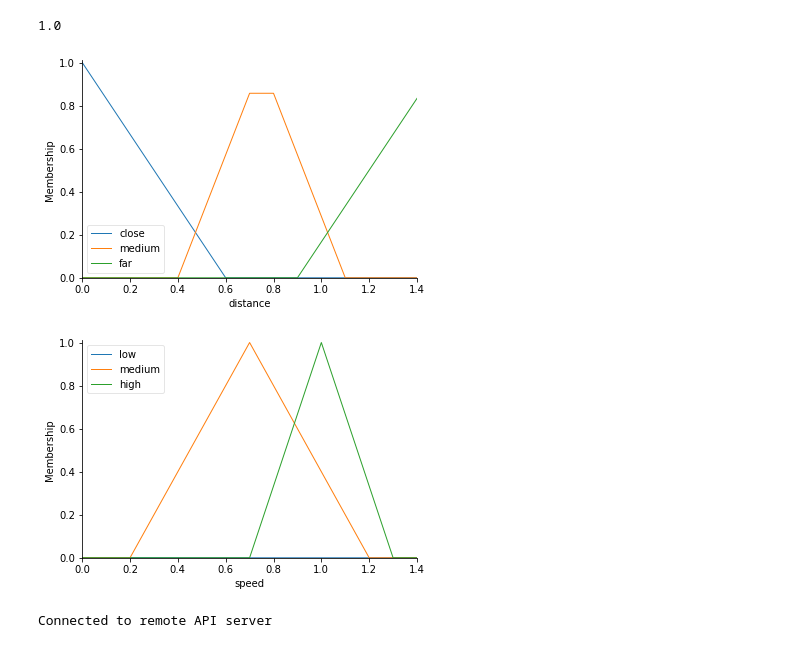
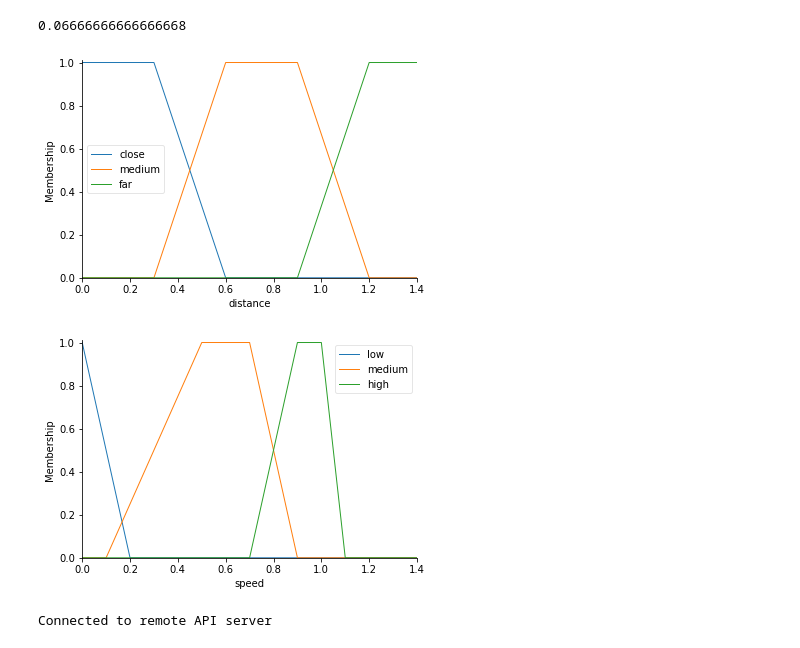
Before and after one commit to AVladyslav/SI, a Jupyter notebook: Lab2/lab.ipynb, the cells around one changed output. Cells and saved outputs as stored; diff of their text form; code cells hidden in the pictures.

Commit message:
Lab2, trapezoid function membership

```diff
--- a/Lab2/lab.ipynb
+++ b/Lab2/lab.ipynb
@@ -9,37 +9,65 @@ import skfuzzy.control as ctrl
 # %%
 DESTINATION_POINT = 0.1
 # %%
-# Triangle membership function
+# # Triangle membership function
 
-distance = ctrl.Antecedent(np.arange(0, 1.5, 0.1), 'distance')
-speed = ctrl.Consequent(np.arange(0, 1.5, 0.1), 'speed')
+# distance = ctrl.Antecedent(np.arange(0, 1.5, 0.1), 'distance')
+# speed = ctrl.Consequent(np.arange(0, 1.5, 0.1), 'speed')
 
-distance['close'] = fuzz.trimf(distance.universe, [0, 0, 0.6])
-distance['medium'] = fuzz.trimf(distance.universe, [0.4, 0.75, 1.1])
-distance['far'] = fuzz.trimf(distance.universe, [0.9, 1.5, 1.5])
+# distance['close'] = fuzz.trimf(distance.universe, [0, 0, 0.6])
+# distance['medium'] = fuzz.trimf(distance.universe, [0.4, 0.75, 1.1])
+# distance['far'] = fuzz.trimf(distance.universe, [0.9, 1.5, 1.5])
 
-distance.view()
+# distance.view()
 
-speed['low'] = fuzz.trimf(speed.universe, [-1000, -500, 0.5])
-speed['medium'] = fuzz.trimf(speed.universe, [0.2, 0.7, 1.2])
-speed['high'] = fuzz.trimf(speed.universe, [0.7, 1, 1.3])
+# speed['low'] = fuzz.trimf(speed.universe, [-1000, -500, 0.5])
+# speed['medium'] = fuzz.trimf(speed.universe, [0.2, 0.7, 1.2])
+# speed['high'] = fuzz.trimf(speed.universe, [0.7, 1, 1.3])
 
-speed.view()
+# speed.view()
 
-rule1 = ctrl.Rule(distance['close'], speed['low'])
-rule2 = ctrl.Rule(distance['medium'], speed['medium'])
-rule3 = ctrl.Rule(distance['far'], speed['high'])
+# rule1 = ctrl.Rule(distance['close'], speed['low'])
+# rule2 = ctrl.Rule(distance['medium'], speed['medium'])
+# rule3 = ctrl.Rule(distance['far'], speed['high'])
 
-control_system = ctrl.ControlSystem([rule1, rule2, rule3])
-control = ctrl.ControlSystemSimulation(control_system)
+# control_system = ctrl.ControlSystem([rule1, rule2, rule3])
+# control = ctrl.ControlSystemSimulation(control_system)
 
-control.input['distance'] = 1.3  # random value
-control.compute()
-print(control.output['speed'])
+# control.input['distance'] = 1.3  # random value
+# control.compute()
+# print(control.output['speed'])
-# %% [output]
-1.0
-[figure, removed]
-[figure, removed]
+# %%
+# Trapezoid membership function
+
+distance = ctrl.Antecedent(np.arange(0, 1.5, 0.1), 'distance')
+speed = ctrl.Consequent(np.arange(0, 1.5, 0.1), 'speed')
+
+distance['close'] = fuzz.trapmf(distance.universe, [0, 0, 0.3, 0.6])
+distance['medium'] = fuzz.trapmf(distance.universe, [0.3, 0.6, 0.9, 1.2])
+distance['far'] = fuzz.trapmf(distance.universe, [0.9, 1.2, 1.5, 2.0])
+
+distance.view()
+
+speed['low'] = fuzz.trapmf(speed.universe, [-2, -1, 0, 0.2])
+speed['medium'] = fuzz.trapmf(speed.universe, [0.1, 0.5, 0.7, 0.9])
+speed['high'] = fuzz.trapmf(speed.universe, [0.7, 0.9, 1, 1])
+
+speed.view()
+
+rule1 = ctrl.Rule(distance['close'], speed['low'])
+rule2 = ctrl.Rule(distance['medium'], speed['medium'])
+rule3 = ctrl.Rule(distance['far'], speed['high'])
+
+control_system = ctrl.ControlSystem([rule1, rule2, rule3])
+control = ctrl.ControlSystemSimulation(control_system)
+
+control.input['distance'] = 0.1  # random value
+control.compute()
+print(control.output['speed'])
+# %% [output]
+0.06666666666666668
+[figure, added]
+[figure, added]
 # %%
 def set_speed(velocity):
     vrep.simxSetJointTargetVelocity(clientID, lb_motor_handle, velocity, vrep.simx_opmode_streaming)
```
Also changed, not shown: parts of 1 cell of this notebook, 1 other file.
